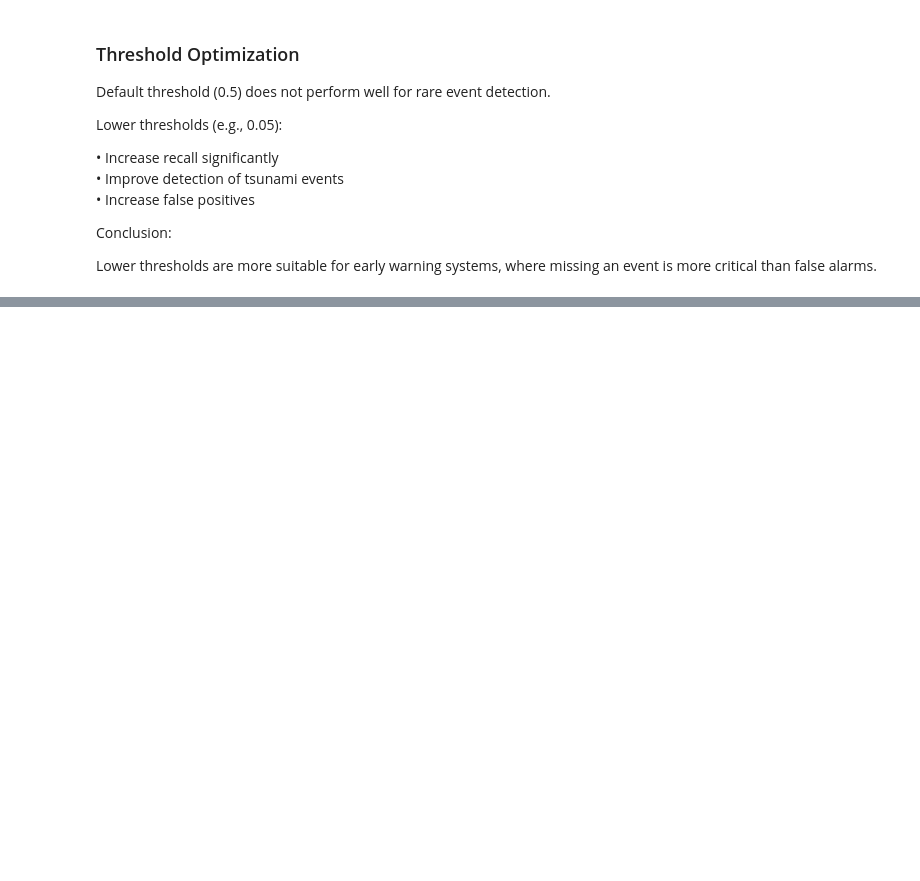
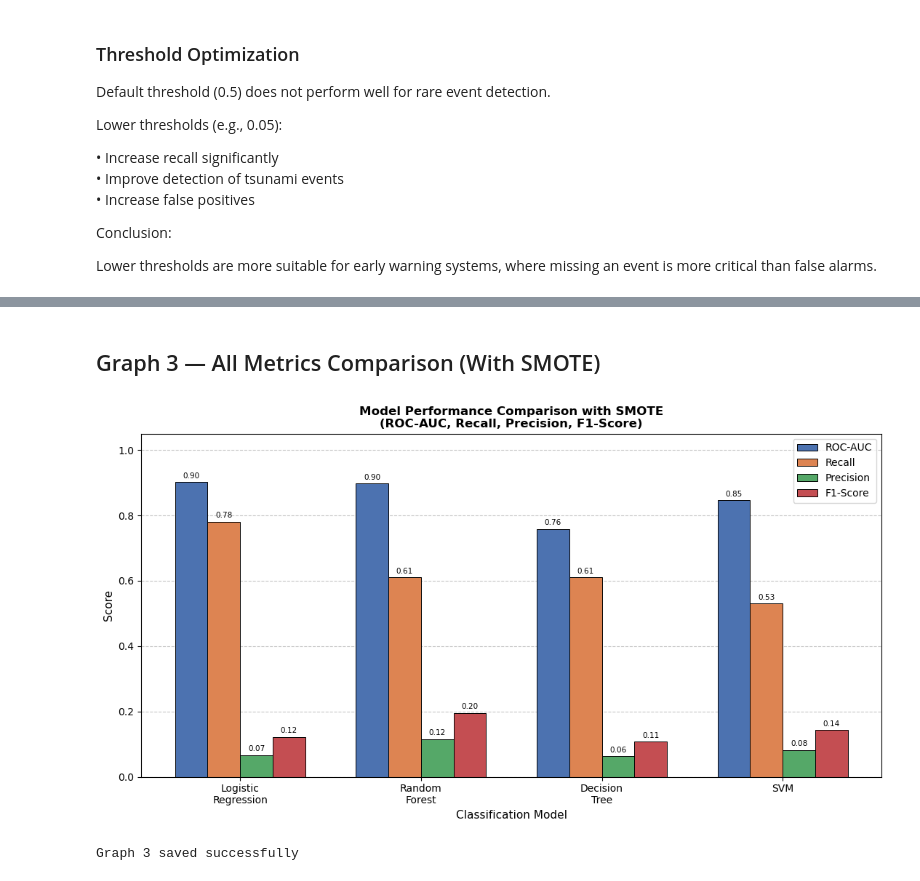
Before and after one commit to Chiragdhakad/tsunami-prediction-ml, a Jupyter notebook: tsunami_prediction_research_main.ipynb, the cells around one changed output, grey strips where cells are left out. Drawn from its saved outputs; the diff is of its cells as text; code cells hidden in the pictures; blank space fills up the shorter version.

```diff
--- a/tsunami_prediction_research_main.ipynb
+++ b/tsunami_prediction_research_main.ipynb
@@ -2136,0 +2329,47 @@ where missing an event is more critical than false alarms.
+# %% [markdown]
+## Graph 3 — All Metrics Comparison (With SMOTE)
+# %%
+import matplotlib.pyplot as plt
+import numpy as np
+
+models = ['Logistic\nRegression', 'Random\nForest', 'Decision\nTree', 'SVM']
+
+roc   = [0.902, 0.897, 0.758, 0.846]
+recall    = [0.78,  0.61,  0.61,  0.53]
+precision = [0.066, 0.115, 0.063, 0.082]
+f1        = [0.122, 0.195, 0.107, 0.143]
+
+x = np.arange(len(models))
+width = 0.18
+
+fig, ax = plt.subplots(figsize=(11, 6))
+
+b1 = ax.bar(x - 1.5*width, roc,       width, label='ROC-AUC',   color='#4C72B0', edgecolor='black', linewidth=0.7)
+b2 = ax.bar(x - 0.5*width, recall,    width, label='Recall',     color='#DD8452', edgecolor='black', linewidth=0.7)
+b3 = ax.bar(x + 0.5*width, precision, width, label='Precision',  color='#55A868', edgecolor='black', linewidth=0.7)
+b4 = ax.bar(x + 1.5*width, f1,        width, label='F1-Score',   color='#C44E52', edgecolor='black', linewidth=0.7)
+
+for bars in [b1, b2, b3, b4]:
+    for bar in bars:
+        height = bar.get_height()
+        ax.text(bar.get_x() + bar.get_width()/2, height + 0.008,
+                f'{height:.2f}', ha='center', va='bottom', fontsize=7.5)
+
+ax.set_xlabel('Classification Model', fontsize=11)
+ax.set_ylabel('Score', fontsize=11)
+ax.set_title('Model Performance Comparison with SMOTE\n(ROC-AUC, Recall, Precision, F1-Score)',
+             fontsize=12, fontweight='bold')
+ax.set_xticks(x)
+ax.set_xticklabels(models, fontsize=10)
+ax.set_ylim(0, 1.05)
+ax.legend(fontsize=10, loc='upper right')
+ax.yaxis.grid(True, linestyle='--', alpha=0.7)
+ax.set_axisbelow(True)
+
+plt.tight_layout()
+plt.savefig('graph3_all_metrics_smote.png', dpi=300, bbox_inches='tight')
+plt.show()
+print("Graph 3 saved successfully")
+# %% [output]
+[figure, added]
+Graph 3 saved successfully
```
Also changed, not shown: parts of 18 cells of this notebook.
